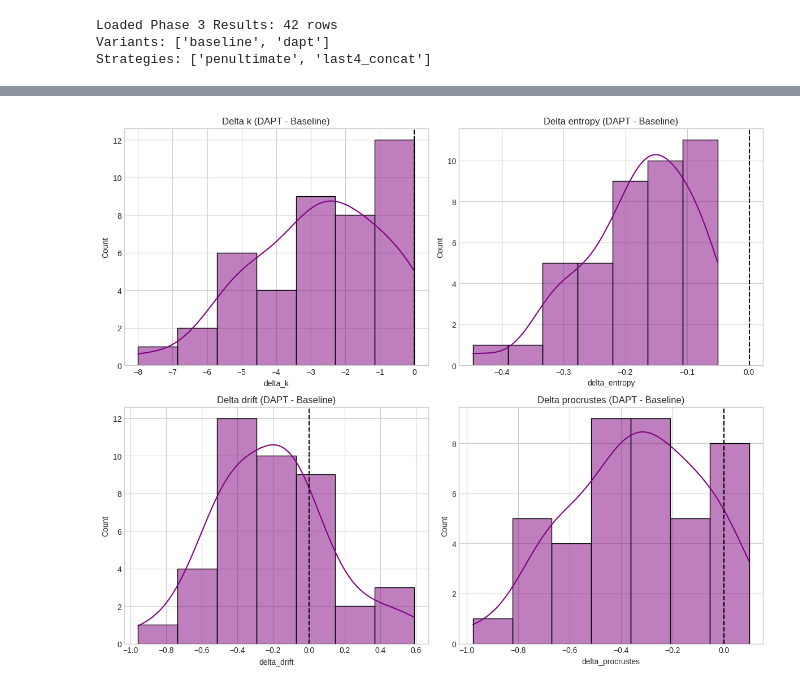
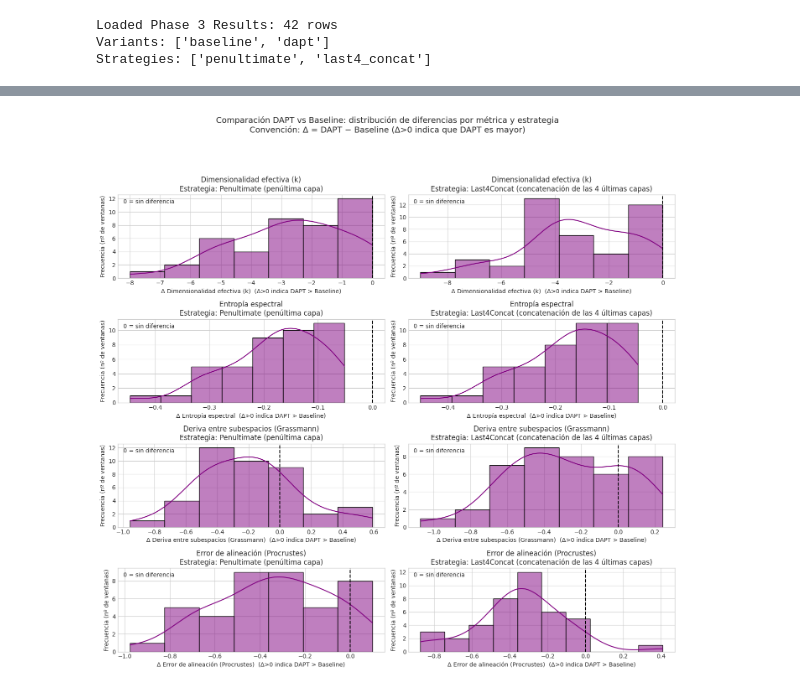
Before and after one commit to alejandrommingo/LISBETH, a Jupyter notebook: academic/methodological_report/phase4_4_2_matematicas_eda.ipynb, the cells around one changed output, grey strips where cells are left out. Drawn from its saved outputs; the diff is of its cells as text; code cells hidden in the pictures.

```diff
--- a/academic/methodological_report/phase4_4_2_matematicas_eda.ipynb
+++ b/academic/methodological_report/phase4_4_2_matematicas_eda.ipynb
@@ -165,5 +165,4 @@ pd.DataFrame(ent_k_corr_list).to_csv(f"{TABLES_DIR}/42_entropy_vs_k.csv", index=
 # %%
-
 # --- 3. Drift & Procrustes (Detailed) ---
 
 dp_profile = []
@@ -192,9 +191,9 @@ for v in variants:
         if p_col in df.columns:
             ax[1].plot(df['window_end_month'], df[p_col], label=f"{v}-{s}")
 
-ax[0].set_title('Drift (Grassmann)')
+ax[0].set_title('Deriva (Grassmann)')
 ax[0].legend()
-ax[1].set_title('Procrustes Error')
+ax[1].set_title('Error de Procrustes')
 ax[1].legend()
 plt.savefig(f"{FIGURES_DIR}/42_drift_over_time.png") # Saving combined plot logic to separate names?
 # User asked for separate or combined? List has: 42_drift_over_time.png, 42_procrustes_over_time.png
@@ -206,7 +205,7 @@ plt.figure(figsize=(10, 5))
 for v in variants:
     for s in strategies:
         if f"drift_{v}_{s}" in df.columns: plt.plot(df['window_end_month'], df[f"drift_{v}_{s}"], label=f"{v}-{s}")
-plt.title("Drift over Time")
+plt.title("Deriva a lo largo del tiempo")
 plt.legend()
 plt.savefig(f"{FIGURES_DIR}/42_drift_over_time.png")
 plt.close()
@@ -215,7 +214,7 @@ plt.figure(figsize=(10, 5))
 for v in variants:
     for s in strategies:
         if f"procrustes_{v}_{s}" in df.columns: plt.plot(df['window_end_month'], df[f"procrustes_{v}_{s}"], label=f"{v}-{s}")
-plt.title("Procrustes over Time")
+plt.title("Procrustes a lo largo del tiempo")
 plt.legend()
 plt.savefig(f"{FIGURES_DIR}/42_procrustes_over_time.png")
 plt.close()
@@ -239,7 +238,9 @@ for v in variants:
                     "mean_procrustes": sub[p_col].mean()
                 })
 
-plt.title('Drift vs Procrustes')
+plt.title('Deriva vs Procrustes')
+plt.xlabel('Deriva')
+plt.ylabel('Error de Procrustes')
 plt.savefig(f"{FIGURES_DIR}/42_drift_vs_procrustes.png")
 plt.show()
 
@@ -251,7 +252,7 @@ if outliers_list:
     # Plot timeline of outliers
     plt.figure(figsize=(12, 4))
     sns.stripplot(data=outlier_df, x='window_end_month', y='metric', hue='variant', jitter=True, size=10)
-    plt.title('Timeline of Outliers (Top 5%)')
+    plt.title('Cronología de valores atípicos (top 5%)')
     plt.savefig(f"{FIGURES_DIR}/42_outliers_timeline.png")
     plt.show()
 
@@ -415,52 +433,98 @@ if n > 0:
 # %%
+# --- 6. Baseline vs DAPT (Comparativa cuantitativa, Penultimate + Last4Concat) ---
 
-# --- 6. Baseline vs DAPT (Comparative Math) ---
+import matplotlib as mpl
+mpl.rcParams['font.family'] = 'DejaVu Sans'  # buena cobertura Unicode
 
 if "dapt" in variants:
-    # Deltas
     metrics = ['k', 'entropy', 'drift', 'procrustes']
-    s = 'penultimate'
+    strategies_to_plot = ['penultimate', 'last4_concat']
 
     deltas_list = []
 
-    # Fig setup
-    fig, axes = plt.subplots(2, 2, figsize=(12, 10))
-    axes = axes.flatten()
+    metric_label_es = {
+        "k": "Dimensionalidad efectiva (k)",
+        "entropy": "Entropía espectral",
+        "drift": "Deriva entre subespacios (Grassmann)",
+        "procrustes": "Error de alineación (Procrustes)"
+    }
+    strategy_label_es = {
+        "penultimate": "Penultimate (penúltima capa)",
+        "last4_concat": "Last4Concat (concatenación de las 4 últimas capas)"
+    }
 
-    for i, m in enumerate(metrics):
-        col_b = f"{m}_baseline_{s}"
-        col_d = f"{m}_dapt_{s}"
+    # Fig setup: 4 métricas x 2 estrategias
+    fig, axes = plt.subplots(len(metrics), len(strategies_to_plot), figsize=(14, 14), sharex=False)
+    # Asegura indexación consistente si axes no es 2D (por si acaso)
+    if len(metrics) == 1:
+        axes = np.array([axes])
 
-        if col_b in df.columns and col_d in df.columns:
-            # Calc delta
-            df[f"delta_{m}"] = df[col_d] - df[col_b] # DAPT - Baseline
+    fig.suptitle(
+        "Comparación DAPT vs Baseline: distribución de diferencias por métrica y estrategia\n"
+        "Convención: Δ = DAPT − Baseline (Δ>0 indica que DAPT es mayor)",
+        fontsize=14
+    )
+
+    for r, m in enumerate(metrics):
+        for c, s in enumerate(strategies_to_plot):
+            ax = axes[r, c]
+
+            col_b = f"{m}_baseline_{s}"
+            col_d = f"{m}_dapt_{s}"
+
+            # Si faltan columnas, deja el panel informativo (mejor que petar silenciosamente)
+            if not (col_b in df.columns and col_d in df.columns):
+                m_lbl = metric_label_es.get(m, m)
+                s_lbl = strategy_label_es.get(s, s)
+                ax.set_title(f"{m_lbl} · {s_lbl}")
+                ax.text(
+                    0.5, 0.5,
+                    "No hay columnas para esta combinación",
+                    ha="center", va="center", transform=ax.transAxes
+                )
+                ax.set_axis_off()
+                continue
+
+            # Delta por métrica y estrategia (guardamos con sufijo de estrategia para no pisar)
+            delta_col = f"delta_{m}_{s}"
+            df[delta_col] = df[col_d] - df[col_b]  # Δ = DAPT - Baseline
 
             # Plot
-            sns.histplot(df[f"delta_{m}"], kde=True, ax=axes[i], color='purple')
-            axes[i].set_title(f"Delta {m} (DAPT - Baseline)")
-            axes[i].axvline(0, color='k', linestyle='--')
+            sns.histplot(df[delta_col], kde=True, ax=ax, color='purple')
+
+            m_lbl = metric_label_es.get(m, m)
+            s_lbl = strategy_label_es.get(s, s)
+            ax.set_title(f"{m_lbl}\nEstrategia: {s_lbl}")
+            ax.set_xlabel(f"Δ {m_lbl}  (Δ>0 indica DAPT > Baseline)")
+            ax.set_ylabel("Frecuencia (nº de ventanas)")
+
+            # Línea 0
+            ax.axvline(0, color='k', linestyle='--')
+            ax.text(
+                0.02, 0.95, "0 = sin diferencia",
+                transform=ax.transAxes, ha='left', va='top'
+            )
 
             # Test (Wilcoxon)
             from scipy.stats import wilcoxon
-            # Dropna
             valid = df[[col_b, col_d]].dropna()
             stat, pval = wilcoxon(valid[col_b], valid[col_d])
 
             deltas_list.append({
                 "metric": m,
                 "strategy": s,
-                "mean_delta": df[f"delta_{m}"].mean(),
+                "mean_delta": df[delta_col].mean(),
                 "wilcoxon_stat": stat,
                 "p_value": pval,
                 "significant": pval < 0.05
             })
 
-    plt.tight_layout()
+    plt.tight_layout(rect=[0, 0.03, 1, 0.93])
     plt.savefig(f"{FIGURES_DIR}/42_baseline_vs_dapt_math.png")
     plt.show()
 
     pd.DataFrame(deltas_list).to_csv(f"{TABLES_DIR}/42_baseline_vs_dapt_math.csv", index=False)
 else:
     print("DAPT not present, skipping comparison.")
 # %% [output]
-[figure, old version]
+[figure, new version]
```
Also changed, not shown: parts of 5 cells of this notebook, 58 other files.
